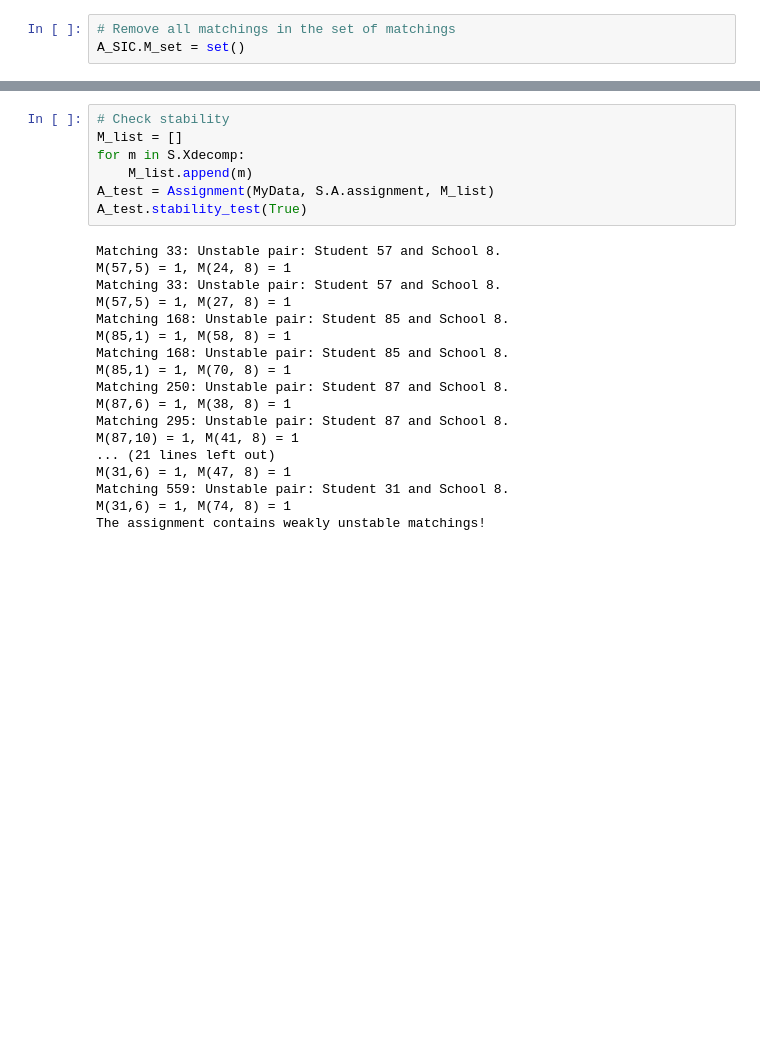
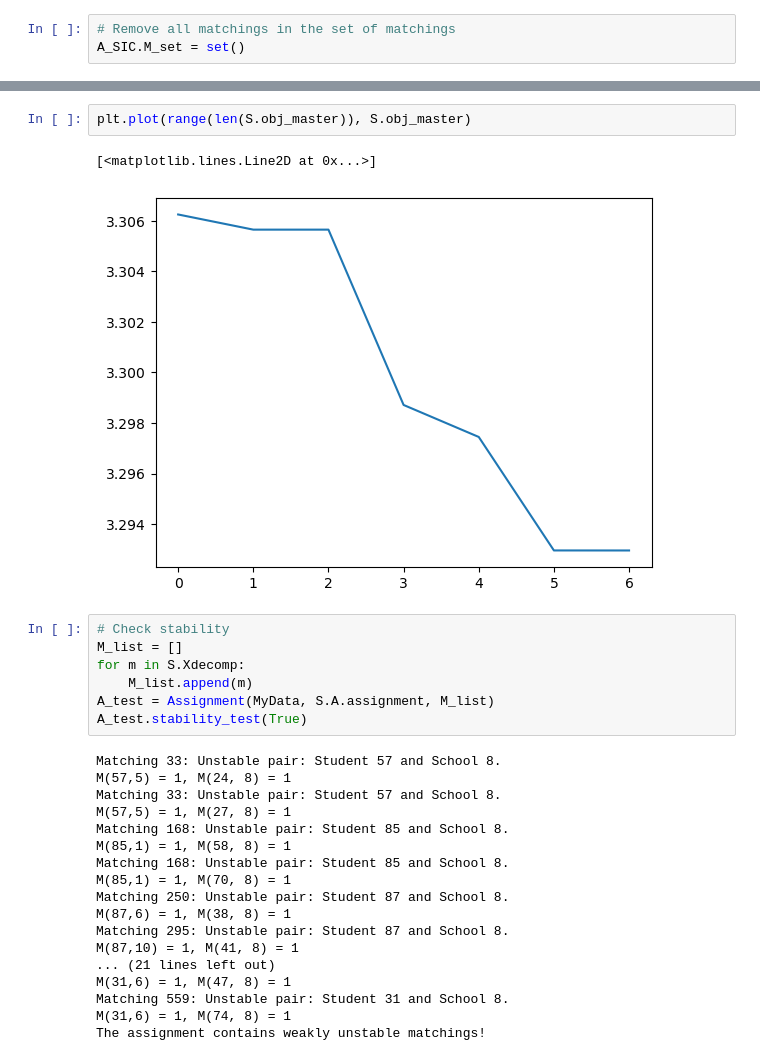
Before and after one commit to DemeulemeesterT/Improving-ex-post-stable-random-matchings_Python, a Jupyter notebook: Playground notebook.ipynb, the cells around one changed output, grey strips where cells are left out. Drawn from its saved outputs; the diff is of its cells as text; blank space fills up the shorter version.

```diff
--- a/Playground notebook.ipynb
+++ b/Playground notebook.ipynb
@@ -301,3 +327,8 @@ Original average rank:   2.374625
+# %%
+plt.plot(range(len(S.obj_master)), S.obj_master)
+# %% [output]
+[<matplotlib.lines.Line2D at 0x...>]
+[figure, added]
 # %%
 # Check stability
 M_list = []
```
Also changed, not shown: parts of 12 cells of this notebook, 7 other files.
